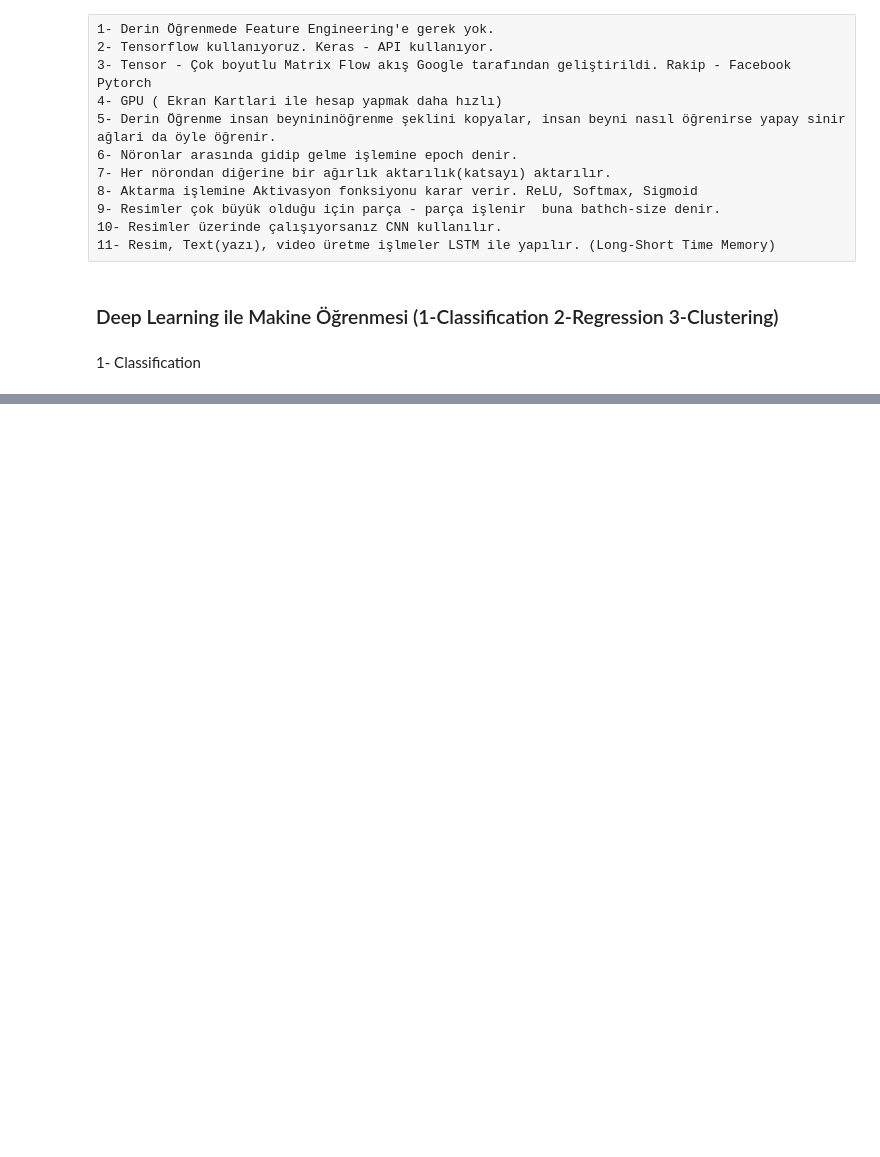
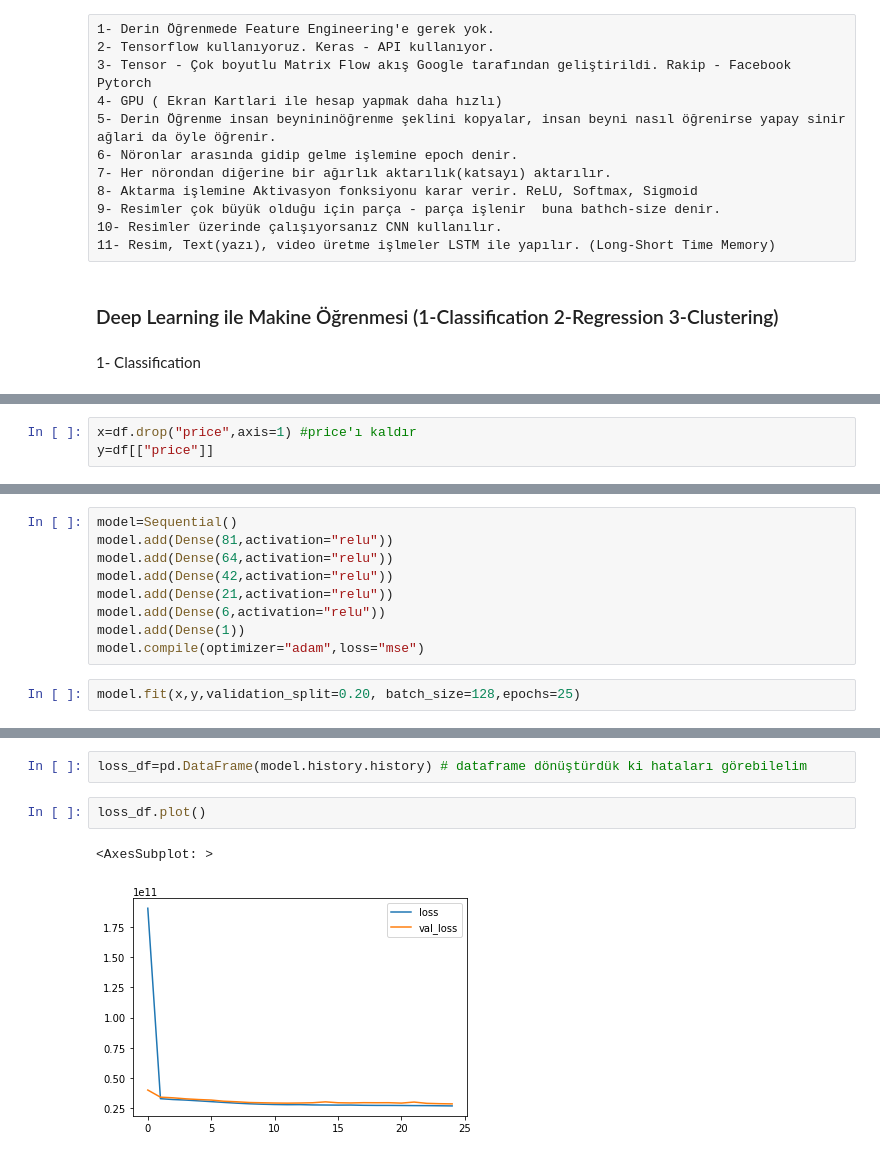
Before and after one commit to betulunver/AIBootcamp, a Jupyter notebook: Day8/DeepLearning.ipynb, the cells around one changed output, grey strips where cells are left out. Cells and saved outputs as stored; diff of their text form; blank space fills up the shorter version.

```diff
--- a/Day8/DeepLearning.ipynb
+++ b/Day8/DeepLearning.ipynb
@@ -64,0 +206,3 @@ Successfully installed absl-py-1.3.0 astunparse-1.6.3 cachetools-5.2.0 flatbuffe
+# %%
+x=df.drop("price",axis=1) #price'ı kaldır
+y=df[["price"]]
@@ -64,0 +212,11 @@ Successfully installed absl-py-1.3.0 astunparse-1.6.3 cachetools-5.2.0 flatbuffe
+# %%
+model=Sequential()
+model.add(Dense(81,activation="relu"))
+model.add(Dense(64,activation="relu"))
+model.add(Dense(42,activation="relu"))
+model.add(Dense(21,activation="relu"))
+model.add(Dense(6,activation="relu"))
+model.add(Dense(1))
+model.compile(optimizer="adam",loss="mse")
+# %%
+model.fit(x,y,validation_split=0.20, batch_size=128,epochs=25)
@@ -64,0 +242,7 @@ Successfully installed absl-py-1.3.0 astunparse-1.6.3 cachetools-5.2.0 flatbuffe
+# %%
+loss_df=pd.DataFrame(model.history.history) # dataframe dönüştürdük ki hataları görebilelim
+# %%
+loss_df.plot()
+# %% [output]
+<AxesSubplot: >
+[figure, added]
```
Also changed, not shown: parts of 39 cells of this notebook, 4 other files.
